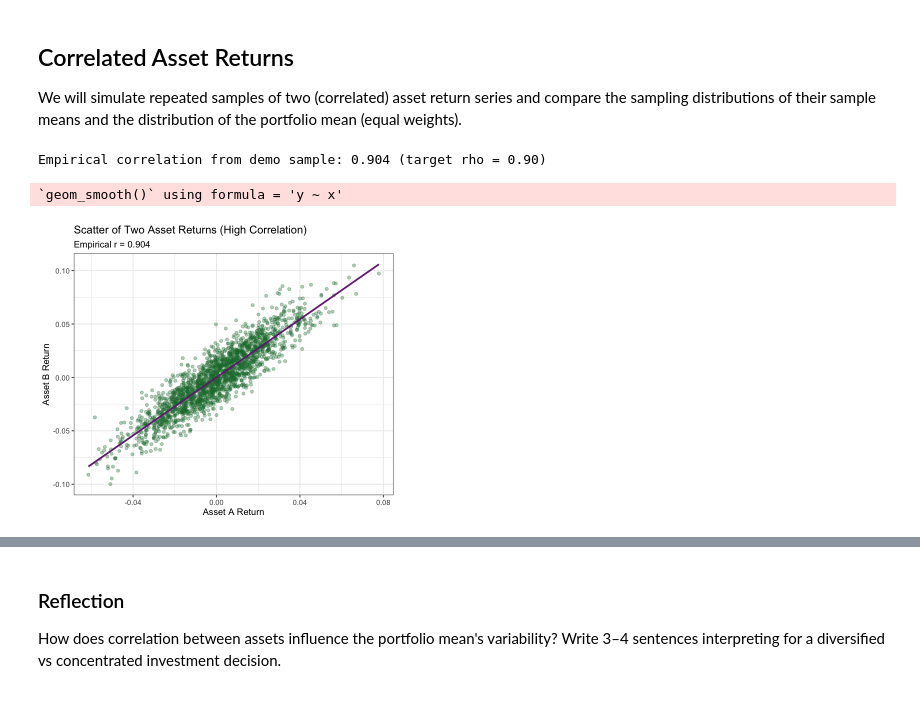
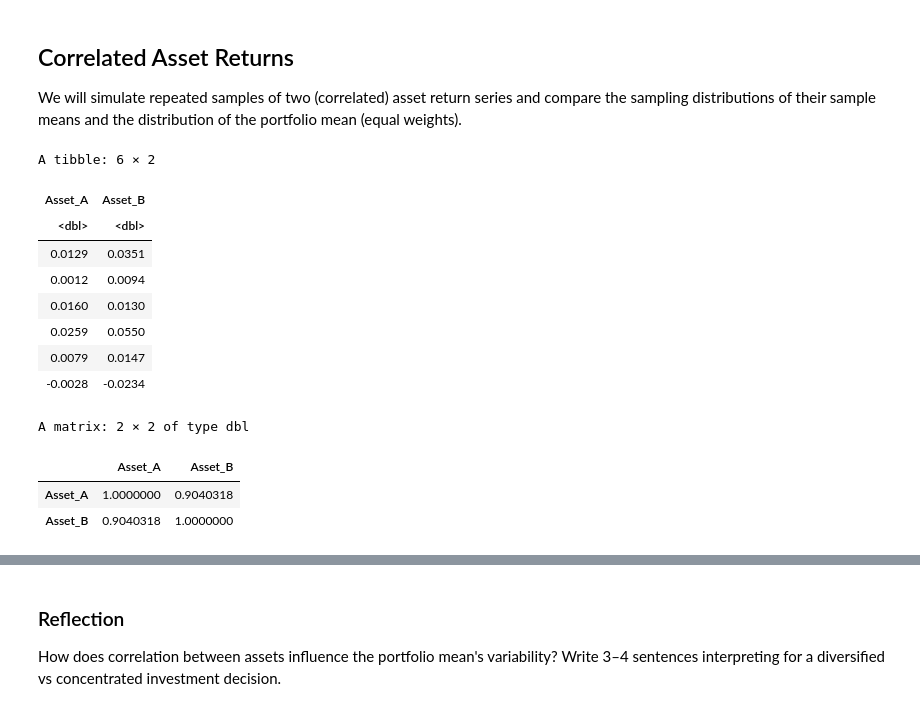
Before and after one commit to my1396/FIN5005-Fall2025, a Jupyter notebook: 01_Lab-1.ipynb, the cells around one changed output, grey strips where cells are left out. Drawn from its saved outputs; the diff is of its cells as text; code cells hidden in the pictures.

```diff
--- a/01_Lab-1.ipynb
+++ b/01_Lab-1.ipynb
@@ -278,21 +279,25 @@ Warning message:
 ## Correlated Asset Returns
 We will simulate repeated samples of two (correlated) asset return series and compare the sampling distributions of their sample means and the distribution of the portfolio mean (equal weights).
 # %%
-X_demo <- read_csv()
-assetA_demo <- X_demo[, 1]
-assetB_demo <- X_demo[, 2]
+# ---- Load Correlated Asset Returns Data ----
+X_demo <- read_csv("https://raw.githubusercontent.com/my1396/FIN5005-Fall2025/refs/heads/main/data/correlated_asset_returns.csv")
+colnames(X_demo) <- c("Asset_A", "Asset_B")  # Rename columns for clarity
+head(X_demo) %>% round(4)
+# %% [output]
+A tibble: 6 × 2
+| Asset_A | Asset_B |
+| <dbl> | <dbl> |
+| 0.0129 | 0.0351 |
+| 0.0012 | 0.0094 |
+| 0.0160 | 0.0130 |
+| 0.0259 | 0.0550 |
+| 0.0079 | 0.0147 |
+| -0.0028 | -0.0234 |
-# %%
-emp_cor <- cor(assetA_demo, assetB_demo)
-cat(sprintf('Empirical correlation from demo sample: %.3f (target rho = %.2f)\n', emp_cor, rho))
-
-options(repr.plot.width = 6, repr.plot.height = 5)
-
-ggplot(data.frame(assetA_demo, assetB_demo), aes(assetA_demo, assetB_demo)) +
-  geom_point(alpha = 0.35, color = '#1b7837') +
-  geom_smooth(method='lm', se=FALSE, color='#762a83') +
-  labs(title = 'Scatter of Two Asset Returns (High Correlation)', x='Asset A Return', y='Asset B Return',
-       subtitle = paste0('Empirical r = ', round(emp_cor,3)))
-# %% [output]
-Empirical correlation from demo sample: 0.904 (target rho = 0.90)
-`geom_smooth()` using formula = 'y ~ x'
-[figure, removed]
+# %%
+emp_cor <- cor(X_demo)
+emp_cor
+# %% [output]
+A matrix: 2 × 2 of type dbl
+|  | Asset_A | Asset_B |
+| Asset_A | 1.0000000 | 0.9040318 |
+| Asset_B | 0.9040318 | 1.0000000 |
```
Also changed, not shown: parts of 15 cells of this notebook, 5 other files.
